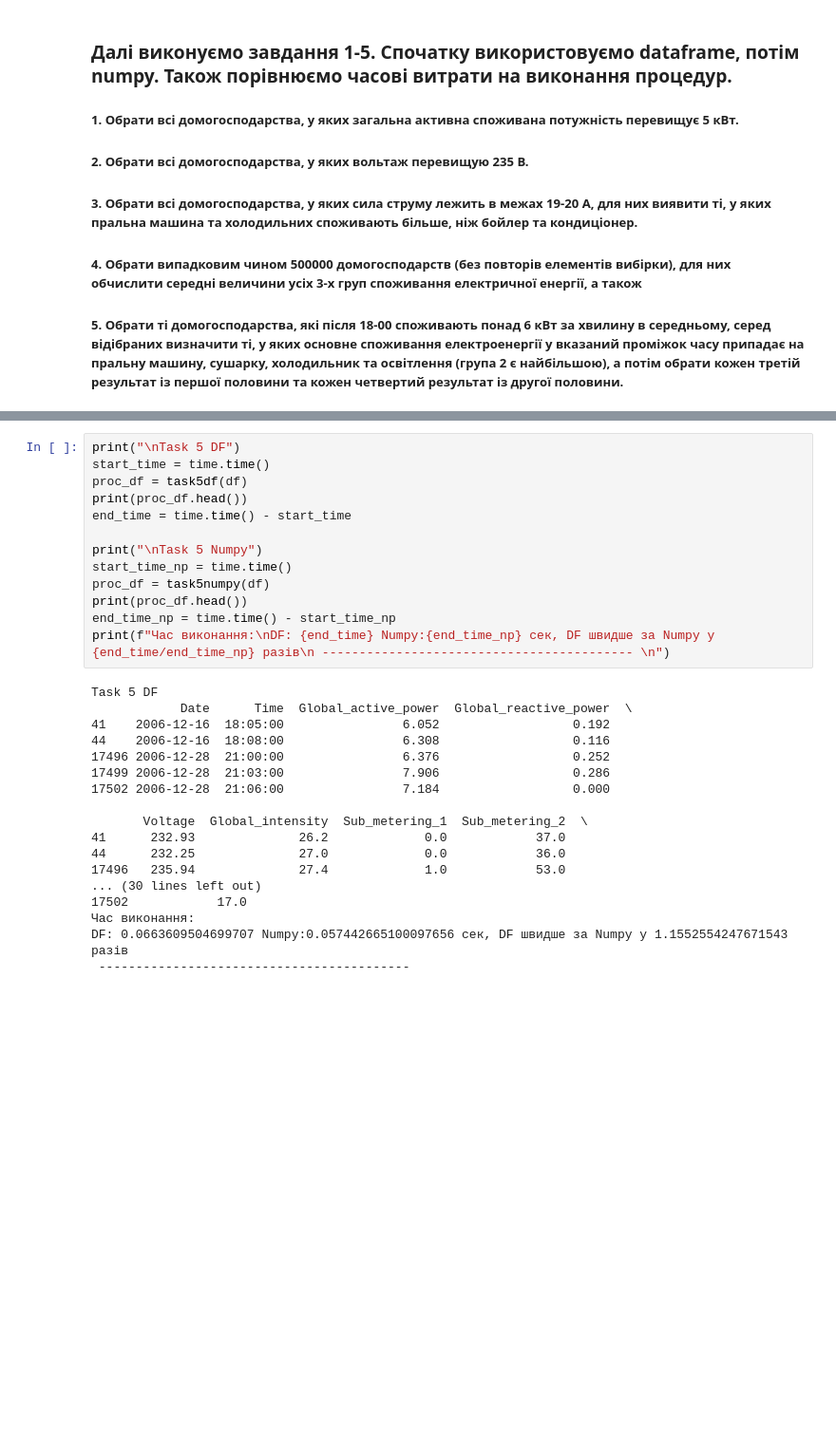
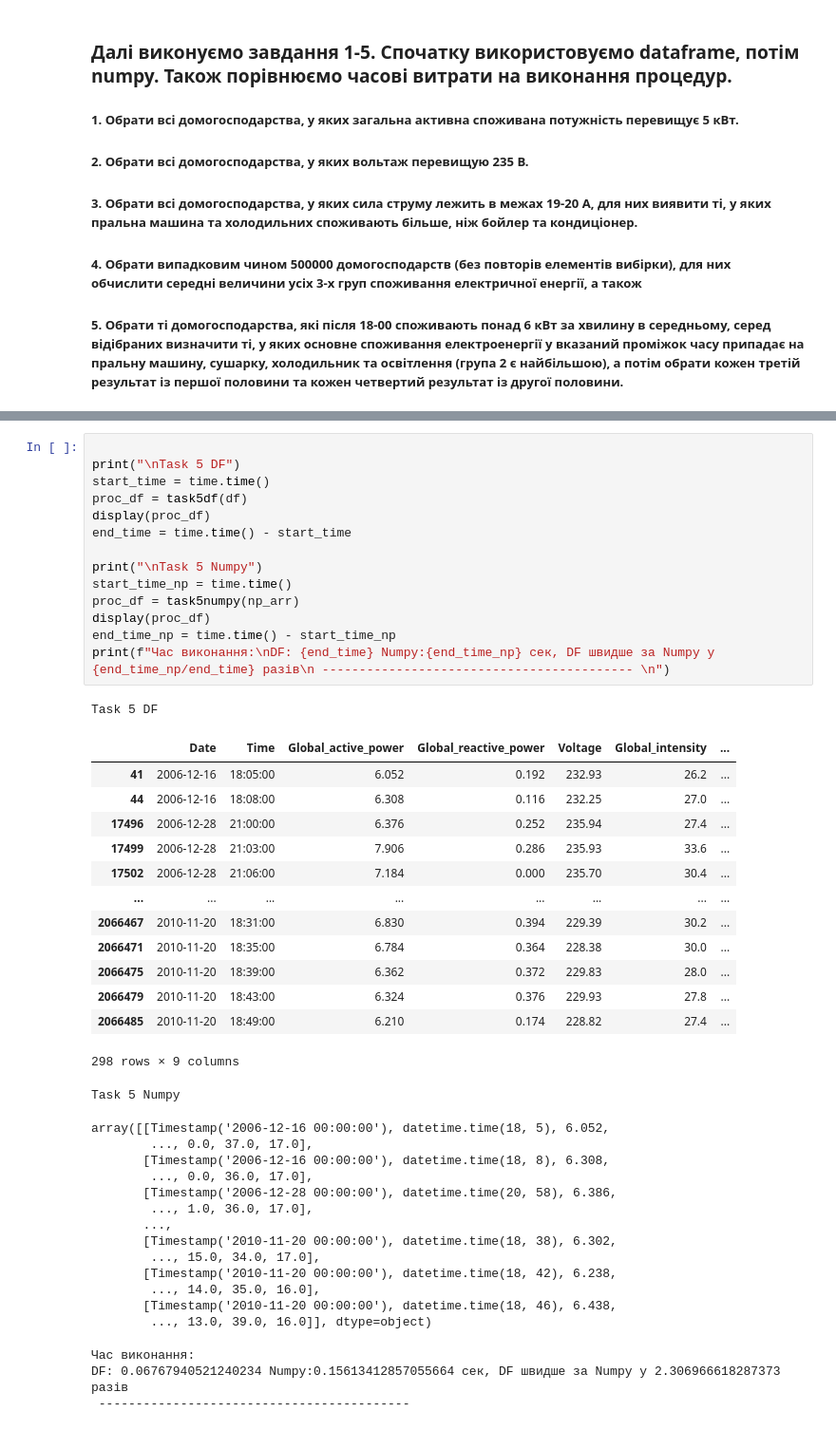
Before and after one commit to dieshie/dataanalysiscourse, a Jupyter notebook: lab41.ipynb, the cells around one changed output, grey strips where cells are left out. Shown at 95% size. Cells and saved outputs as stored; diff of their text form; blank space fills up the shorter version.

Commit message:
changed numpy tasks realization, changed a way to display dataframe

```diff
--- a/lab41.ipynb
+++ b/lab41.ipynb
@@ -272,32 +327,47 @@ DF: 0.21365928649902344 Numpy:0.21633696556091309 сек, DF швидше за N
 # %%
+
 print("\nTask 5 DF")
 start_time = time.time()
 proc_df = task5df(df)
-print(proc_df.head())
+display(proc_df)
 end_time = time.time() - start_time
 
 print("\nTask 5 Numpy")
 start_time_np = time.time()
-proc_df = task5numpy(df)
-print(proc_df.head())
+proc_df = task5numpy(np_arr)
+display(proc_df)
 end_time_np = time.time() - start_time_np
-print(f"Час виконання:\nDF: {end_time} Numpy:{end_time_np} сек, DF швидше за Numpy у {end_time/end_time_np} разів\n ------------------------------------------ \n")
+print(f"Час виконання:\nDF: {end_time} Numpy:{end_time_np} сек, DF швидше за Numpy у {end_time_np/end_time} разів\n ------------------------------------------ \n")
 # %% [output]
 Task 5 DF
-            Date      Time  Global_active_power  Global_reactive_power  \
-41    2006-12-16  18:05:00                6.052                  0.192
-44    2006-12-16  18:08:00                6.308                  0.116
-17496 2006-12-28  21:00:00                6.376                  0.252
-17499 2006-12-28  21:03:00                7.906                  0.286
-17502 2006-12-28  21:06:00                7.184                  0.000
-
-       Voltage  Global_intensity  Sub_metering_1  Sub_metering_2  \
-41      232.93              26.2             0.0            37.0
-44      232.25              27.0             0.0            36.0
-17496   235.94              27.4             1.0            53.0
-... (30 lines left out)
-17502            17.0
-Час виконання:
-DF: 0.0663609504699707 Numpy:0.057442665100097656 сек, DF швидше за Numpy у 1.1552554247671543 разів
- ------------------------------------------
+|  | Date | Time | Global_active_power | Global_reactive_power | Voltage | Global_intensity | ... |
+| 41 | 2006-12-16 | 18:05:00 | 6.052 | 0.192 | 232.93 | 26.2 | ... |
+| 44 | 2006-12-16 | 18:08:00 | 6.308 | 0.116 | 232.25 | 27.0 | ... |
+| 17496 | 2006-12-28 | 21:00:00 | 6.376 | 0.252 | 235.94 | 27.4 | ... |
+| 17499 | 2006-12-28 | 21:03:00 | 7.906 | 0.286 | 235.93 | 33.6 | ... |
+| 17502 | 2006-12-28 | 21:06:00 | 7.184 | 0.000 | 235.70 | 30.4 | ... |
+| ... | ... | ... | ... | ... | ... | ... | ... |
+| 2066467 | 2010-11-20 | 18:31:00 | 6.830 | 0.394 | 229.39 | 30.2 | ... |
+| 2066471 | 2010-11-20 | 18:35:00 | 6.784 | 0.364 | 228.38 | 30.0 | ... |
+| 2066475 | 2010-11-20 | 18:39:00 | 6.362 | 0.372 | 229.83 | 28.0 | ... |
+| 2066479 | 2010-11-20 | 18:43:00 | 6.324 | 0.376 | 229.93 | 27.8 | ... |
+| 2066485 | 2010-11-20 | 18:49:00 | 6.210 | 0.174 | 228.82 | 27.4 | ... |
+298 rows × 9 columns
+Task 5 Numpy
+array([[Timestamp('2006-12-16 00:00:00'), datetime.time(18, 5), 6.052,
+        ..., 0.0, 37.0, 17.0],
+       [Timestamp('2006-12-16 00:00:00'), datetime.time(18, 8), 6.308,
+        ..., 0.0, 36.0, 17.0],
+       [Timestamp('2006-12-28 00:00:00'), datetime.time(20, 58), 6.386,
+        ..., 1.0, 36.0, 17.0],
+       ...,
+       [Timestamp('2010-11-20 00:00:00'), datetime.time(18, 38), 6.302,
+        ..., 15.0, 34.0, 17.0],
+       [Timestamp('2010-11-20 00:00:00'), datetime.time(18, 42), 6.238,
+        ..., 14.0, 35.0, 16.0],
+       [Timestamp('2010-11-20 00:00:00'), datetime.time(18, 46), 6.438,
+        ..., 13.0, 39.0, 16.0]], dtype=object)
+Час виконання:
+DF: 0.06767940521240234 Numpy:0.15613412857055664 сек, DF швидше за Numpy у 2.306966618287373 разів
+ ------------------------------------------
 # %% [markdown]
```
Also changed, not shown: parts of 7 cells of this notebook.
